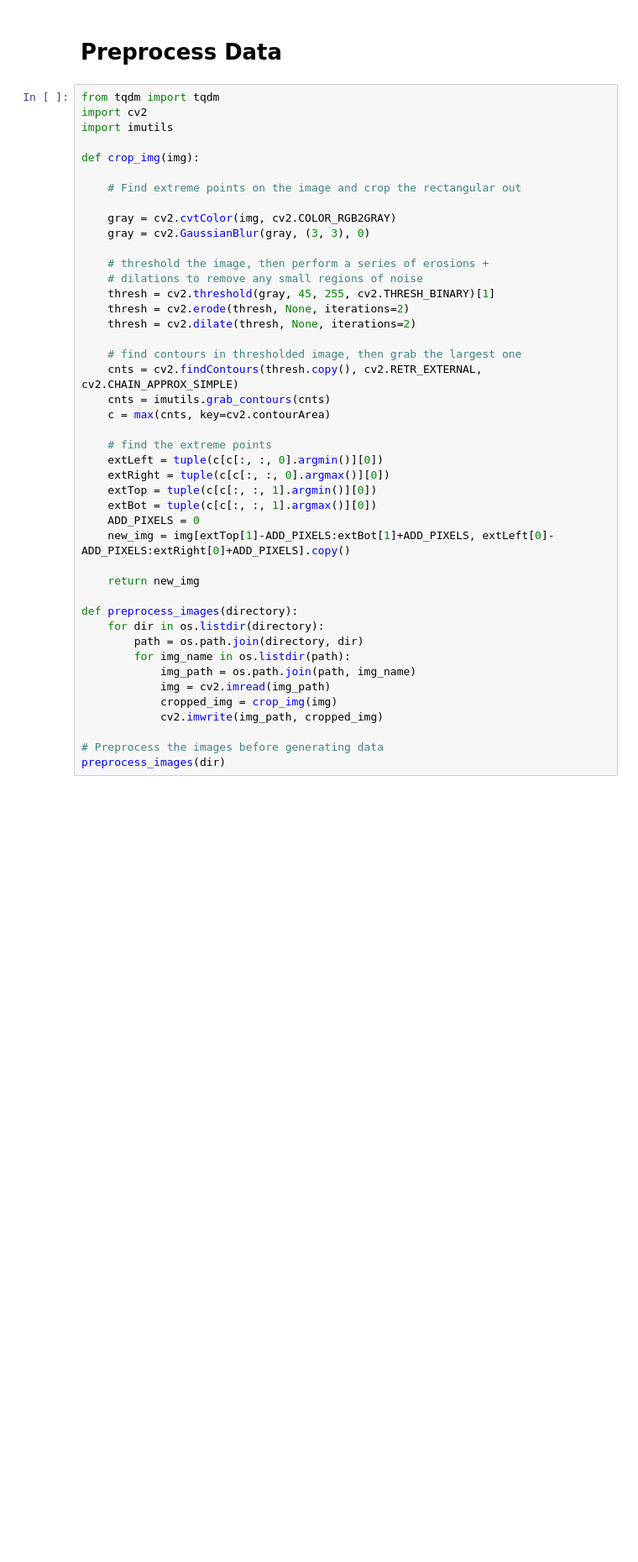
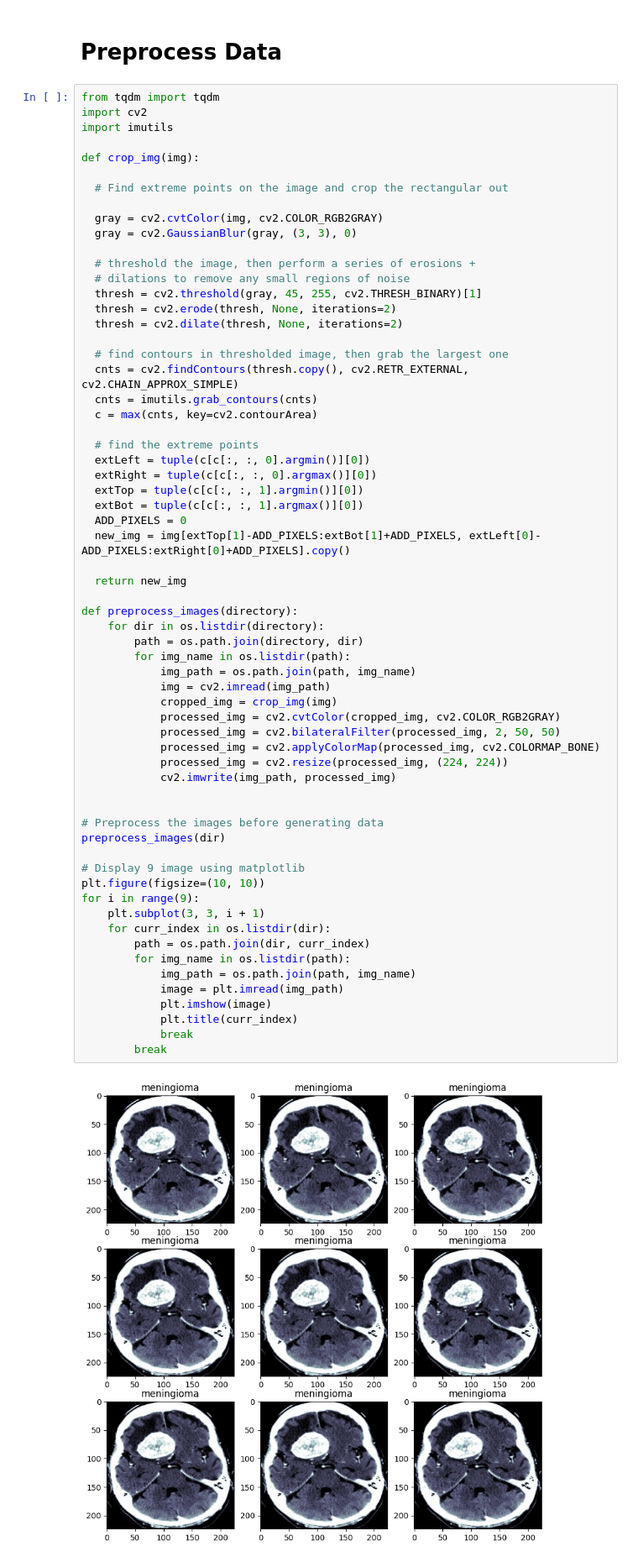
Before and after one commit to Devoalda/CSC3109_Brain_MRI_Classification, a Jupyter notebook: notebooks/FINAL/resnet50.ipynb, the cells around one changed output. Shown at 84% size. Drawn from its saved outputs; the diff is of its cells as text; blank space fills up the shorter version.

```diff
--- a/notebooks/FINAL/resnet50.ipynb
+++ b/notebooks/FINAL/resnet50.ipynb
@@ -89,44 +87,65 @@ sns.despine()
 # %%
 from tqdm import tqdm
 import cv2
 import imutils
 
 def crop_img(img):
 
-	# Find extreme points on the image and crop the rectangular out
+  # Find extreme points on the image and crop the rectangular out
 
-	gray = cv2.cvtColor(img, cv2.COLOR_RGB2GRAY)
-	gray = cv2.GaussianBlur(gray, (3, 3), 0)
+  gray = cv2.cvtColor(img, cv2.COLOR_RGB2GRAY)
+  gray = cv2.GaussianBlur(gray, (3, 3), 0)
 
-	# threshold the image, then perform a series of erosions +
-	# dilations to remove any small regions of noise
-	thresh = cv2.threshold(gray, 45, 255, cv2.THRESH_BINARY)[1]
-	thresh = cv2.erode(thresh, None, iterations=2)
-	thresh = cv2.dilate(thresh, None, iterations=2)
+  # threshold the image, then perform a series of erosions +
+  # dilations to remove any small regions of noise
+  thresh = cv2.threshold(gray, 45, 255, cv2.THRESH_BINARY)[1]
+  thresh = cv2.erode(thresh, None, iterations=2)
+  thresh = cv2.dilate(thresh, None, iterations=2)
 
-	# find contours in thresholded image, then grab the largest one
-	cnts = cv2.findContours(thresh.copy(), cv2.RETR_EXTERNAL, cv2.CHAIN_APPROX_SIMPLE)
-	cnts = imutils.grab_contours(cnts)
-	c = max(cnts, key=cv2.contourArea)
+  # find contours in thresholded image, then grab the largest one
+  cnts = cv2.findContours(thresh.copy(), cv2.RETR_EXTERNAL, cv2.CHAIN_APPROX_SIMPLE)
+  cnts = imutils.grab_contours(cnts)
+  c = max(cnts, key=cv2.contourArea)
 
-	# find the extreme points
-	extLeft = tuple(c[c[:, :, 0].argmin()][0])
-	extRight = tuple(c[c[:, :, 0].argmax()][0])
-	extTop = tuple(c[c[:, :, 1].argmin()][0])
-	extBot = tuple(c[c[:, :, 1].argmax()][0])
-	ADD_PIXELS = 0
-	new_img = img[extTop[1]-ADD_PIXELS:extBot[1]+ADD_PIXELS, extLeft[0]-ADD_PIXELS:extRight[0]+ADD_PIXELS].copy()
+  # find the extreme points
+  extLeft = tuple(c[c[:, :, 0].argmin()][0])
+  extRight = tuple(c[c[:, :, 0].argmax()][0])
+  extTop = tuple(c[c[:, :, 1].argmin()][0])
+  extBot = tuple(c[c[:, :, 1].argmax()][0])
+  ADD_PIXELS = 0
+  new_img = img[extTop[1]-ADD_PIXELS:extBot[1]+ADD_PIXELS, extLeft[0]-ADD_PIXELS:extRight[0]+ADD_PIXELS].copy()
 
-	return new_img
+  return new_img
 
 def preprocess_images(directory):
     for dir in os.listdir(directory):
         path = os.path.join(directory, dir)
         for img_name in os.listdir(path):
             img_path = os.path.join(path, img_name)
             img = cv2.imread(img_path)
             cropped_img = crop_img(img)
-            cv2.imwrite(img_path, cropped_img)
+            processed_img = cv2.cvtColor(cropped_img, cv2.COLOR_RGB2GRAY)
+            processed_img = cv2.bilateralFilter(processed_img, 2, 50, 50)
+            processed_img = cv2.applyColorMap(processed_img, cv2.COLORMAP_BONE)
+            processed_img = cv2.resize(processed_img, (224, 224))
+            cv2.imwrite(img_path, processed_img)
+
 
 # Preprocess the images before generating data
 preprocess_images(dir)
+
+# Display 9 image using matplotlib
+plt.figure(figsize=(10, 10))
+for i in range(9):
+    plt.subplot(3, 3, i + 1)
+    for curr_index in os.listdir(dir):
+        path = os.path.join(dir, curr_index)
+        for img_name in os.listdir(path):
+            img_path = os.path.join(path, img_name)
+            image = plt.imread(img_path)
+            plt.imshow(image)
+            plt.title(curr_index)
+            break
+        break
+# %% [output]
+[figure, added]
```
Also changed, not shown: parts of 21 cells of this notebook.
